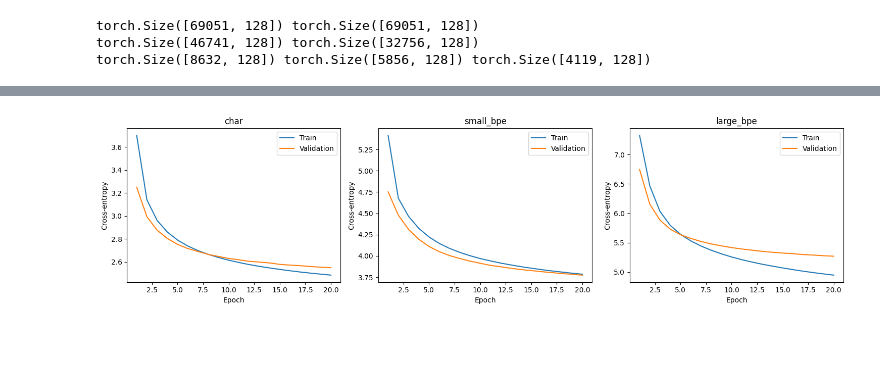
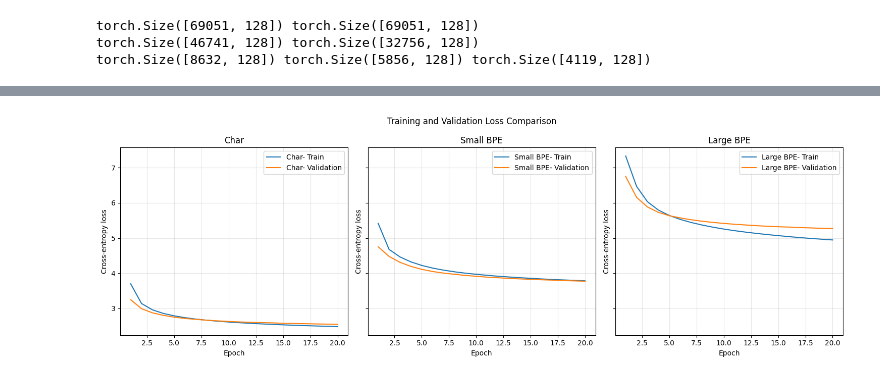
Before and after one commit to mamithamuraleedharan/Multilingual-Tokenization-and-Language-Modeling, a Jupyter notebook: Multilingual_Tokenization_Language_Modeling.ipynb, the cells around one changed output, grey strips where cells are left out. Saved outputs shown, nothing was run; the diff lists cells and outputs as text; code cells hidden in the pictures; blank space fills up the shorter version.

```diff
--- a/Multilingual_Tokenization_Language_Modeling.ipynb
+++ b/Multilingual_Tokenization_Language_Modeling.ipynb
@@ -476,11 +449,0 @@ with open("runs/small_bpe_history.json") as f:
-# %%
-with open("runs/char_history.json") as f:
-    result = json.load(f)
-    epochs = range(1,21)
-    plt.plot(epochs,result["train_loss"],label="train")
-    plt.plot(epochs,result["val_loss"],label="validation")
-    plt.xlabel("Epoch")
-    plt.ylabel("Cross entropy loss (per token)")
-    plt.title("Character model")
-    plt.legend()
-    plt.show()
@@ -489,21 +450,27 @@ with open("runs/char_history.json") as f:
 # %%
-models = ["char", "small_bpe", "large_bpe"]
-plt.figure(figsize=(15, 4))
+files = {
+    "Char" : "runs/char_history.json",
+    "Small BPE" : "runs/small_bpe_history.json",
+    "Large BPE" : "runs/large_bpe_history.json",
+}
+fig,axes = plt.subplots(1,3,figsize=(15, 5), sharey=True)
 
-for i,model in enumerate(models):
-    with open(f"runs/{model}_history.json") as f:
+for a,(model,file_path) in zip(axes, files.items()):
+    with open(file_path) as f:
         result = json.load(f)
 
-    plt.subplot(1, 3, i + 1)
-    plt.plot(range(1,len(result["train_loss"])+1),result["train_loss"],label="Train")
-    plt.plot(range(1,len(result["val_loss"])+1),result["val_loss"],label="Validation")
-    plt.title(model)
-    plt.xlabel("Epoch")
-    plt.ylabel("Cross-entropy")
-    plt.legend()
+        epochs = range(1,len(result["train_loss"])+1)
 
+        a.plot(epochs,result["train_loss"],label = f"{model}- Train")
+        a.plot(epochs,result["val_loss"],label = f"{model}- Validation")
+        a.set_title(model)
+        a.set_xlabel("Epoch")
+        a.set_ylabel("Cross-entropy loss")
+        a.legend()
+        a.grid(True, alpha=0.3)
+
+plt.suptitle("Training and Validation Loss Comparison")
 plt.tight_layout()
-plt.savefig("curves.png")
 plt.show()
 # %% [output]
-[figure, old version]
+[figure, new version]
```
Also changed, not shown: parts of 3 cells of this notebook.
